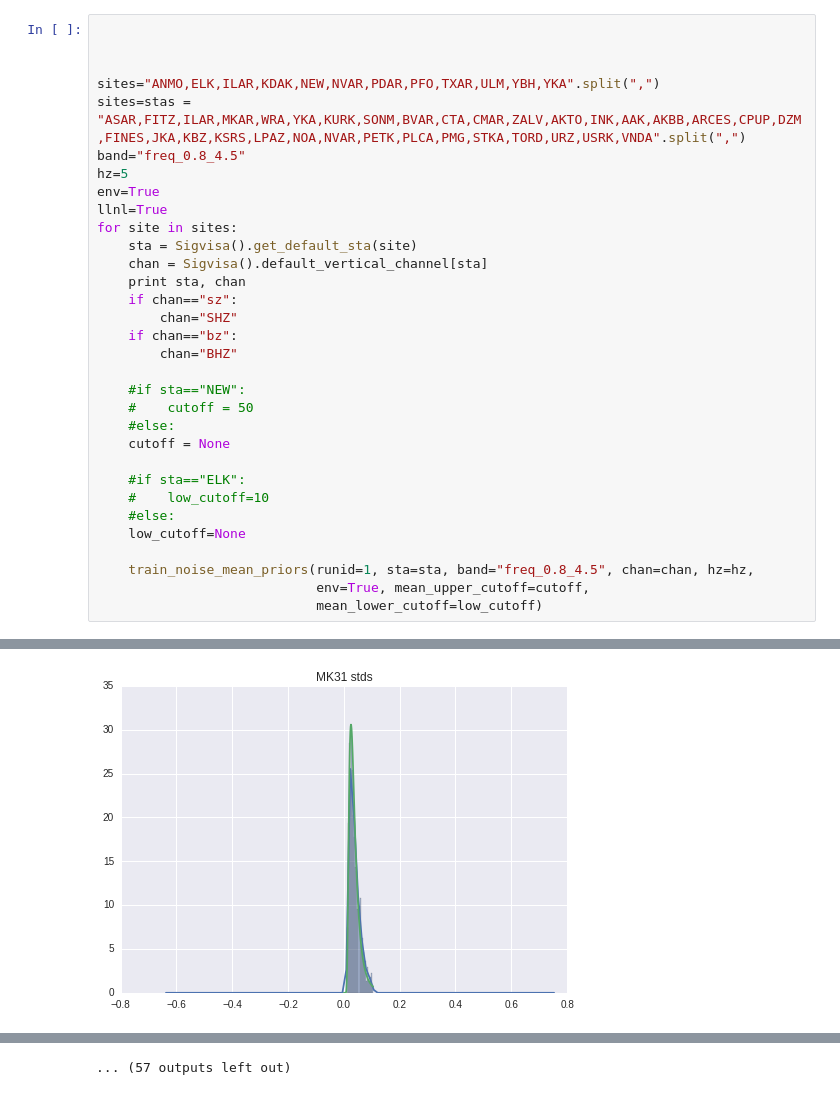
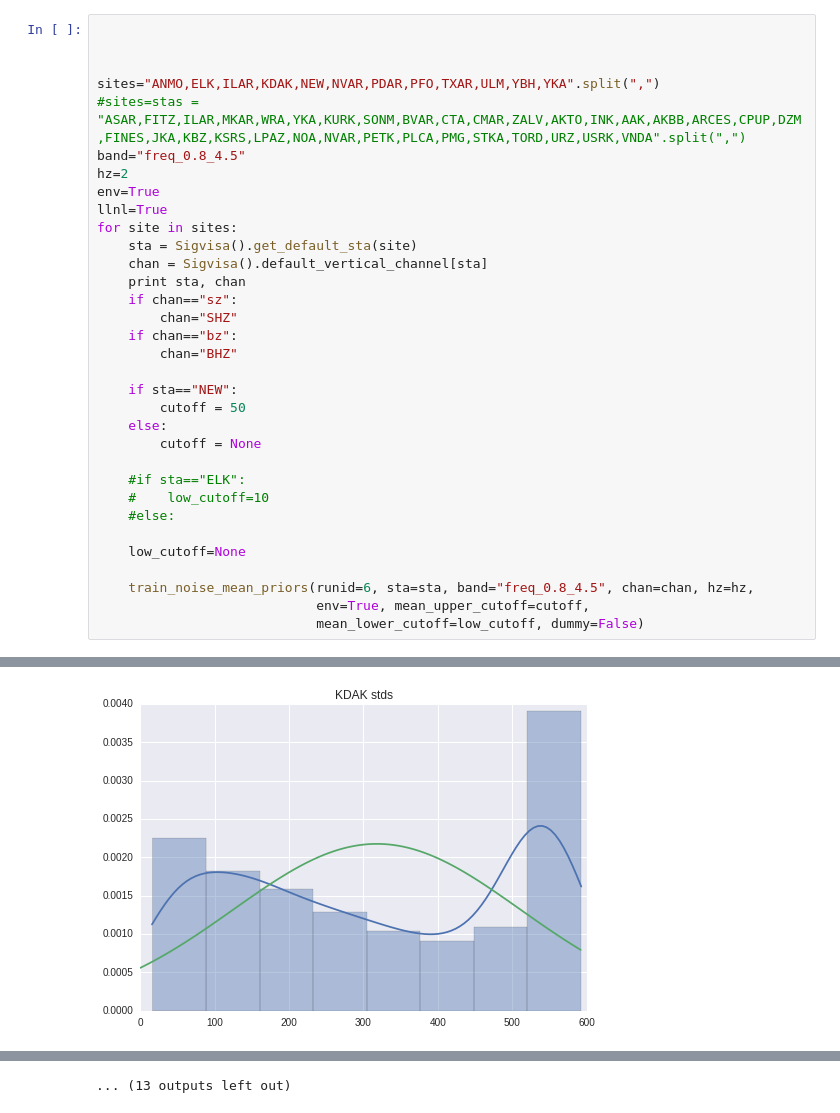
Before and after one commit to davmre/sigvisa, a Jupyter notebook: notebooks/training_station_noise_priors.ipynb, the cells around one changed output, grey strips where cells are left out. Cells and saved outputs as stored; diff of their text form.

Commit message:
tweaks to fix some noise model problems

```diff
--- a/notebooks/training_station_noise_priors.ipynb
+++ b/notebooks/training_station_noise_priors.ipynb
@@ -148,9 +177,9 @@ def train_noise_mean_priors(runid, sta, band, hz, env, mean_upper_cutoff=None, m
 
 
 sites="ANMO,ELK,ILAR,KDAK,NEW,NVAR,PDAR,PFO,TXAR,ULM,YBH,YKA".split(",")
-sites=stas = "ASAR,FITZ,ILAR,MKAR,WRA,YKA,KURK,SONM,BVAR,CTA,CMAR,ZALV,AKTO,INK,AAK,AKBB,ARCES,CPUP,DZM,FINES,JKA,KBZ,KSRS,LPAZ,NOA,NVAR,PETK,PLCA,PMG,STKA,TORD,URZ,USRK,VNDA".split(",")
+#sites=stas = "ASAR,FITZ,ILAR,MKAR,WRA,YKA,KURK,SONM,BVAR,CTA,CMAR,ZALV,AKTO,INK,AAK,AKBB,ARCES,CPUP,DZM,FINES,JKA,KBZ,KSRS,LPAZ,NOA,NVAR,PETK,PLCA,PMG,STKA,TORD,URZ,USRK,VNDA".split(",")
 band="freq_0.8_4.5"
-hz=5
+hz=2
 env=True
 llnl=True
 for site in sites:
@@ -162,17 +191,18 @@ for site in sites:
     if chan=="bz":
         chan="BHZ"
 
-    #if sta=="NEW":
-    #    cutoff = 50
-    #else:
-    cutoff = None
+    if sta=="NEW":
+        cutoff = 50
+    else:
+        cutoff = None
 
     #if sta=="ELK":
     #    low_cutoff=10
     #else:
+
     low_cutoff=None
 
-    train_noise_mean_priors(runid=1, sta=sta, band="freq_0.8_4.5", chan=chan, hz=hz,
+    train_noise_mean_priors(runid=6, sta=sta, band="freq_0.8_4.5", chan=chan, hz=hz,
                             env=True, mean_upper_cutoff=cutoff,
-                            mean_lower_cutoff=low_cutoff)
+                            mean_lower_cutoff=low_cutoff, dummy=False)
 # %% [output]
@@ -203 +233 @@ parameters/runs/noise_1/VNDA/BHZ/freq_0.8_4.5/hz_5.00/arparams_np3_env.pkl
-[figure, old version]
+[figure, new version]
@@ -207 +237 @@ parameters/runs/noise_1/VNDA/BHZ/freq_0.8_4.5/hz_5.00/arparams_np3_env.pkl
-... (57 outputs left out)
+... (13 outputs left out)
```
Also changed, not shown: parts of 23 cells of this notebook, 9 other files.
